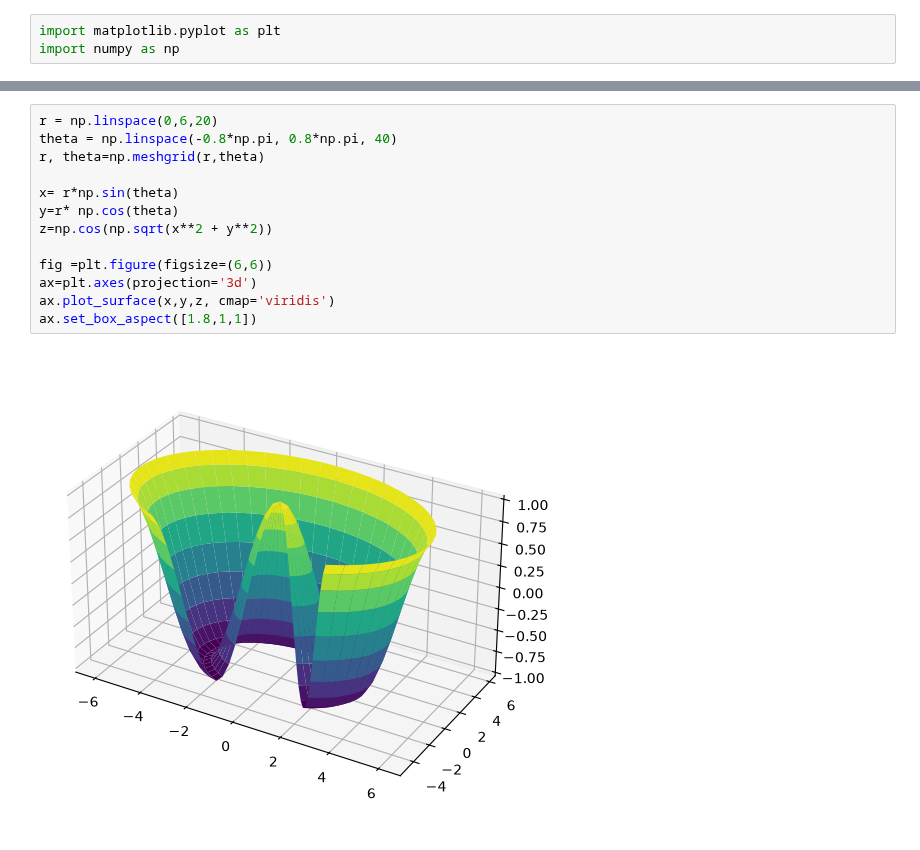
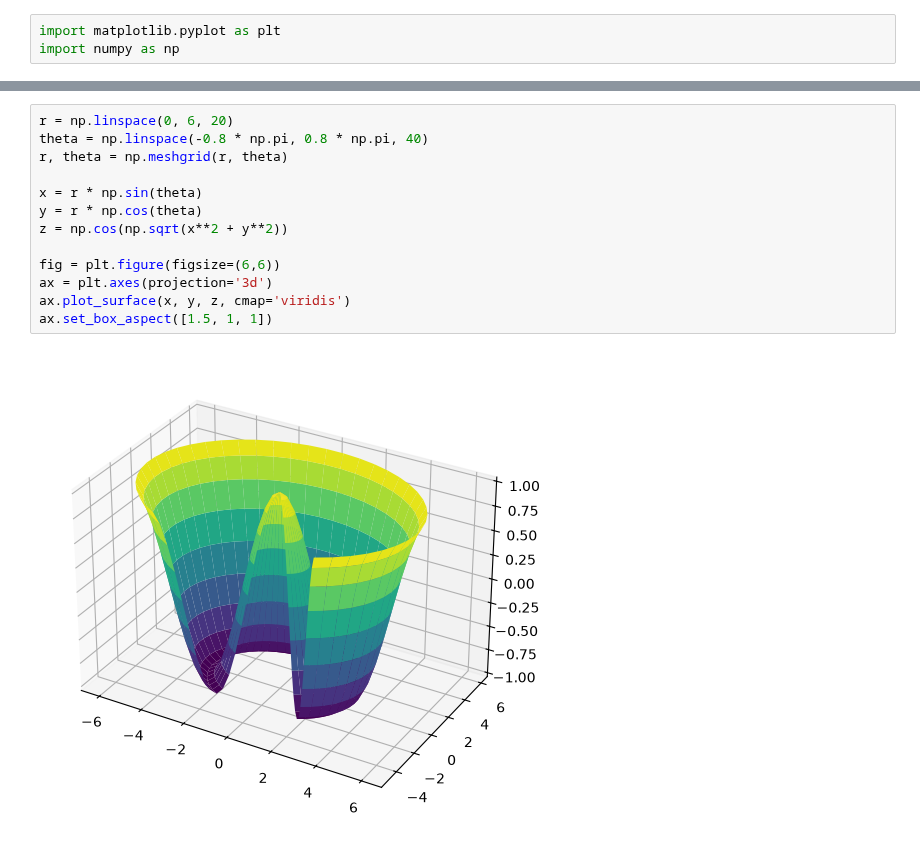
Before and after one commit to ghdwlswn97-source/python, a Jupyter notebook: 19.matplotlib/21.three_dim.ipynb, the cells around one changed output, grey strips where cells are left out. Cells and saved outputs as stored; diff of their text form.

```diff
--- a/19.matplotlib/21.three_dim.ipynb
+++ b/19.matplotlib/21.three_dim.ipynb
@@ -70,17 +67,17 @@ ax.plot_surface(x,y,z, rstride=1, cstride=1, cmap='viridis')
 [figure]
 # %%
-r = np.linspace(0,6,20)
-theta = np.linspace(-0.8*np.pi, 0.8*np.pi, 40)
-r, theta=np.meshgrid(r,theta)
+r = np.linspace(0, 6, 20)
+theta = np.linspace(-0.8 * np.pi, 0.8 * np.pi, 40)
+r, theta = np.meshgrid(r, theta)
 
-x= r*np.sin(theta)
-y=r* np.cos(theta)
-z=np.cos(np.sqrt(x**2 + y**2))
+x = r * np.sin(theta)
+y = r * np.cos(theta)
+z = np.cos(np.sqrt(x**2 + y**2))
 
-fig =plt.figure(figsize=(6,6))
-ax=plt.axes(projection='3d')
-ax.plot_surface(x,y,z, cmap='viridis')
-ax.set_box_aspect([1.8,1,1])
+fig = plt.figure(figsize=(6,6))
+ax = plt.axes(projection='3d')
+ax.plot_surface(x, y, z, cmap='viridis')
+ax.set_box_aspect([1.5, 1, 1])
 # %% [output]
-[figure, old version]
+[figure, new version]
 # %%
```
Also changed, not shown: parts of 11 cells of this notebook.
